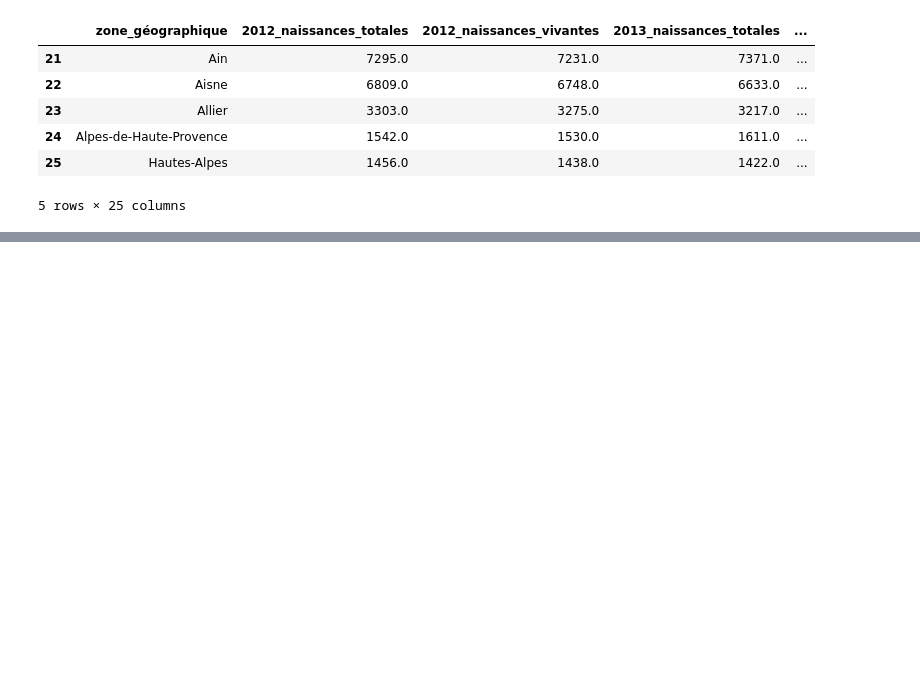
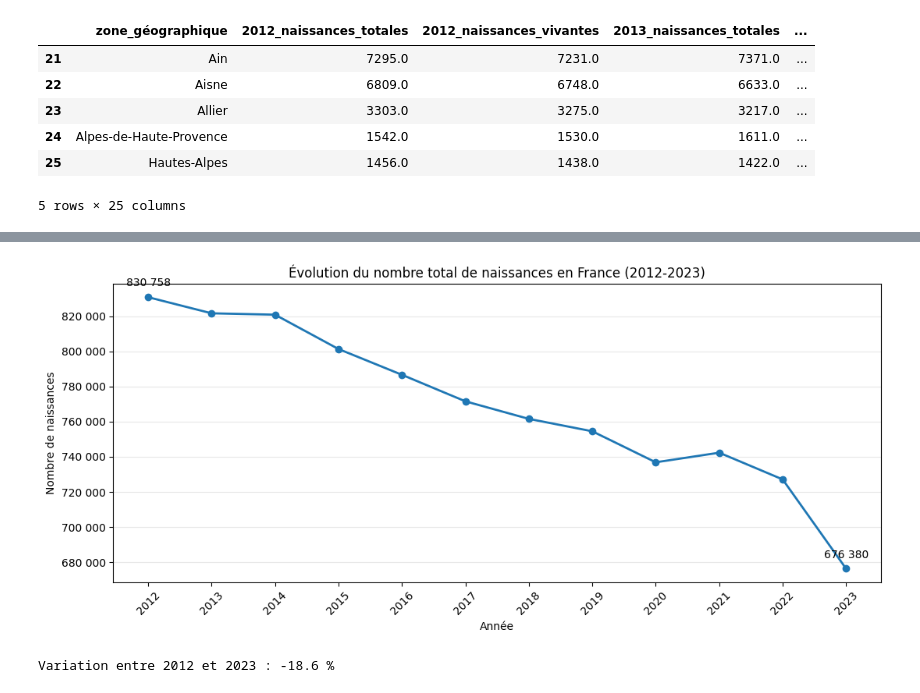
Before and after one commit to Marwa-Mch/Perinatal-Dashboard-France, a Jupyter notebook: notebooks/01_naissances.ipynb, the cells around one changed output, grey strips where cells are left out. Cells and saved outputs as stored; diff of their text form; code cells hidden in the pictures; blank space fills up the shorter version.

Commit message:
Ajout de l'analyse de la mortinatalité et mise à jour des naissances

```diff
--- a/notebooks/01_naissances.ipynb
+++ b/notebooks/01_naissances.ipynb
@@ -810,0 +516,66 @@ Les analyses suivantes permettront d'étudier si cette évolution s'accompagne d
+# %%
+# Sélection automatique des colonnes contenant les naissances totales
+colonnes_france = sorted(
+    [col for col in df_france.columns if col.endswith("_naissances_totales")],
+    key=lambda col: int(col.split("_")[0])
+)
+
+# Construction d'un DataFrame au format long
+evolution_france = pd.DataFrame({
+    "Année": [int(col.split("_")[0]) for col in colonnes_france],
+    "Naissances": [
+        pd.to_numeric(df_france[col].iloc[0], errors="coerce")
+        for col in colonnes_france
+    ]
+}).dropna()
+
+# Calcul de l'évolution entre la première et la dernière année
+variation_france = (
+    (evolution_france["Naissances"].iloc[-1] /
+     evolution_france["Naissances"].iloc[0]) - 1
+) * 100
+
+# Création du graphique
+fig, ax = plt.subplots(figsize=(11, 5))
+
+ax.plot(
+    evolution_france["Année"],
+    evolution_france["Naissances"],
+    marker="o",
+    linewidth=2
+)
+
+# Mise en évidence de la première et de la dernière valeur
+ax.annotate(
+    f'{evolution_france["Naissances"].iloc[0]:,.0f}'.replace(",", " "),
+    (evolution_france["Année"].iloc[0], evolution_france["Naissances"].iloc[0]),
+    xytext=(0, 10),
+    textcoords="offset points",
+    ha="center"
+)
+
+ax.annotate(
+    f'{evolution_france["Naissances"].iloc[-1]:,.0f}'.replace(",", " "),
+    (evolution_france["Année"].iloc[-1], evolution_france["Naissances"].iloc[-1]),
+    xytext=(0, 10),
+    textcoords="offset points",
+    ha="center"
+)
+
+ax.set_title("Évolution du nombre total de naissances en France (2012-2023)")
+ax.set_xlabel("Année")
+ax.set_ylabel("Nombre de naissances")
+ax.set_xticks(evolution_france["Année"])
+ax.tick_params(axis="x", rotation=45)
+ax.yaxis.set_major_formatter(
+    FuncFormatter(lambda valeur, position: f"{valeur:,.0f}".replace(",", " "))
+)
+ax.grid(axis="y", alpha=0.3)
+
+plt.tight_layout()
+plt.show()
+
+print(f"Variation entre 2012 et 2023 : {variation_france:.1f} %")
+# %% [output]
+[figure, added]
+Variation entre 2012 et 2023 : -18.6 %
```
Also changed, not shown: parts of 42 cells of this notebook, 5 other files.
